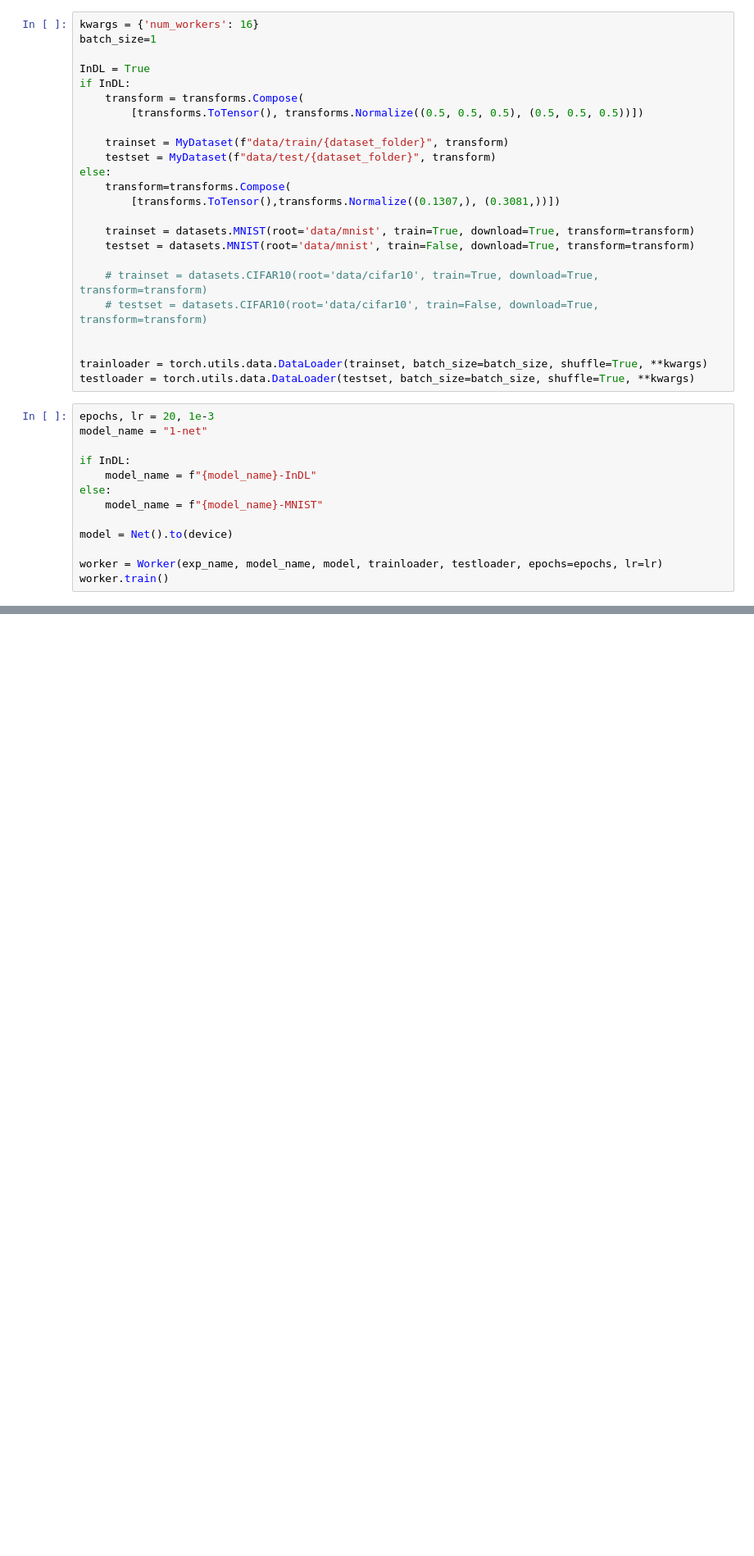
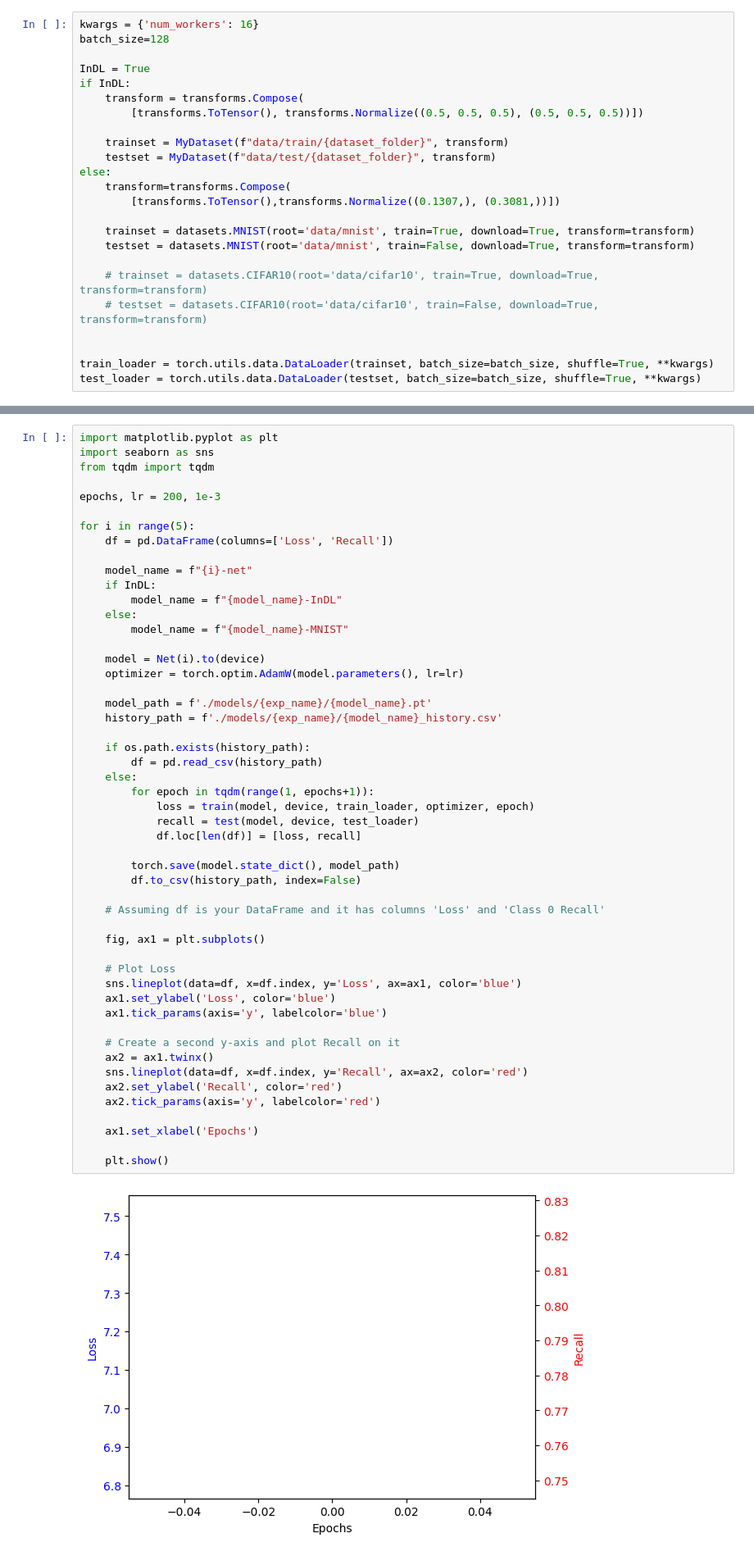
Before and after one commit to AierLab/indl-dataset, a Jupyter notebook: experiment-ablation-study.ipynb, the cells around one changed output, grey strips where cells are left out. Shown at 82% size. Drawn from its saved outputs; the diff is of its cells as text; blank space fills up the shorter version.

```diff
--- a/experiment-ablation-study.ipynb
+++ b/experiment-ablation-study.ipynb
@@ -104,6 +124,6 @@ exp_name = f"{dataset_folder}_ablation_study"
 # %%
 kwargs = {'num_workers': 16}
-batch_size=1
+batch_size=128
 
 InDL = True
 if InDL:
@@ -123,18 +143,5 @@ else:
     # testset = datasets.CIFAR10(root='data/cifar10', train=False, download=True, transform=transform)
 
 
-trainloader = torch.utils.data.DataLoader(trainset, batch_size=batch_size, shuffle=True, **kwargs)
-testloader = torch.utils.data.DataLoader(testset, batch_size=batch_size, shuffle=True, **kwargs)
+train_loader = torch.utils.data.DataLoader(trainset, batch_size=batch_size, shuffle=True, **kwargs)
+test_loader = torch.utils.data.DataLoader(testset, batch_size=batch_size, shuffle=True, **kwargs)
-# %%
-epochs, lr = 20, 1e-3
-model_name = "1-net"
-
-if InDL:
-    model_name = f"{model_name}-InDL"
-else:
-    model_name = f"{model_name}-MNIST"
-
-model = Net().to(device)
-
-worker = Worker(exp_name, model_name, model, trainloader, testloader, epochs=epochs, lr=lr)
-worker.train()
@@ -142,0 +148,53 @@ RuntimeError: mat1 and mat2 shapes cannot be multiplied (1x246016 and 9216x128)
+# %%
+import matplotlib.pyplot as plt
+import seaborn as sns
+from tqdm import tqdm
+
+epochs, lr = 200, 1e-3
+
+for i in range(5):
+    df = pd.DataFrame(columns=['Loss', 'Recall'])
+
+    model_name = f"{i}-net"
+    if InDL:
+        model_name = f"{model_name}-InDL"
+    else:
+        model_name = f"{model_name}-MNIST"
+
+    model = Net(i).to(device)
+    optimizer = torch.optim.AdamW(model.parameters(), lr=lr)
+
+    model_path = f'./models/{exp_name}/{model_name}.pt'
+    history_path = f'./models/{exp_name}/{model_name}_history.csv'
+
+    if os.path.exists(history_path):
+        df = pd.read_csv(history_path)
+    else:
+        for epoch in tqdm(range(1, epochs+1)):
+            loss = train(model, device, train_loader, optimizer, epoch)
+            recall = test(model, device, test_loader)
+            df.loc[len(df)] = [loss, recall]
+
+        torch.save(model.state_dict(), model_path)
+        df.to_csv(history_path, index=False)
+
+    # Assuming df is your DataFrame and it has columns 'Loss' and 'Class 0 Recall'
+
+    fig, ax1 = plt.subplots()
+
+    # Plot Loss
+    sns.lineplot(data=df, x=df.index, y='Loss', ax=ax1, color='blue')
+    ax1.set_ylabel('Loss', color='blue')
+    ax1.tick_params(axis='y', labelcolor='blue')
+
+    # Create a second y-axis and plot Recall on it
+    ax2 = ax1.twinx()
+    sns.lineplot(data=df, x=df.index, y='Recall', ax=ax2, color='red')
+    ax2.set_ylabel('Recall', color='red')
+    ax2.tick_params(axis='y', labelcolor='red')
+
+    ax1.set_xlabel('Epochs')
+
+    plt.show()
+# %% [output]
+[figure, added]
```
Also changed, not shown: parts of 7 cells of this notebook, 7 other files.
